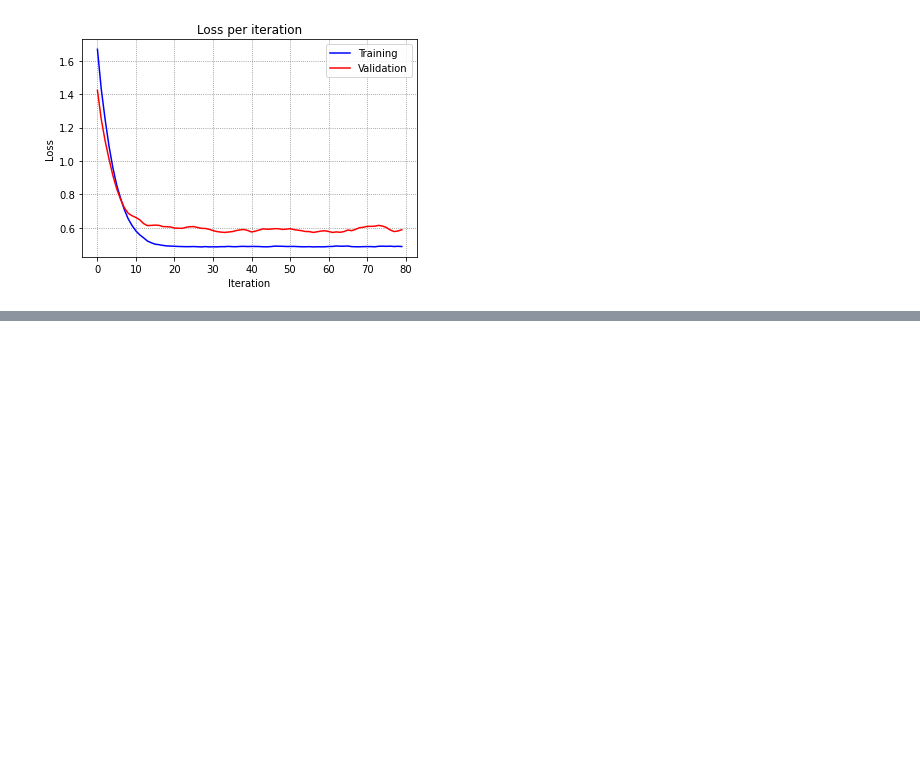
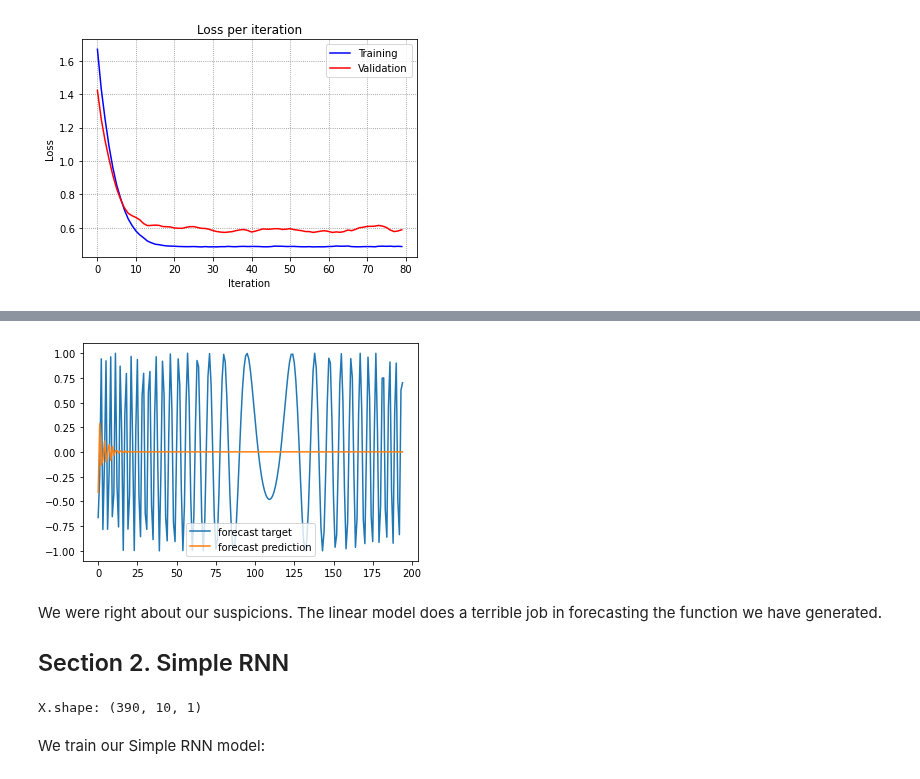
Before and after one commit to kbantoec/deep_learning, a Jupyter notebook: rnn/lstm_nonlinear.ipynb, the cells around one changed output, grey strips where cells are left out. Cells and saved outputs as stored; diff of their text form; code cells hidden in the pictures; blank space fills up the shorter version.

Commit message:
Added section 2

```diff
--- a/rnn/lstm_nonlinear.ipynb
+++ b/rnn/lstm_nonlinear.ipynb
@@ -89,0 +149,24 @@ The loss per iteration is still high as fluctuating around 0.6 for the validatio
+# %%
+plt.plot(validation_target, label='forecast target')
+plt.plot(validation_predictions, label='forecast prediction')
+plt.legend()
+plt.show()
+# %% [output]
+[figure, added]
+# %% [markdown]
+We were right about our suspicions. The linear model does a terrible job in forecasting the function we have generated.
+
+## Section 2. Simple RNN
+# %%
+X = X.reshape(-1, T, 1)  # Make it (N, T, D)
+print(f"X.shape: {X.shape}")
+
+inputs = Input(shape=(T, D))
+x = SimpleRNN(10)(inputs)
+x = Dense(1)(x)
+model = Model(inputs, x)
+model.compile(loss='mse', optimizer=Adam(learning_rate=0.05))
+# %% [output]
+X.shape: (390, 10, 1)
+# %% [markdown]
+We train our Simple RNN model:
```
Also changed, not shown: parts of 19 cells of this notebook.
